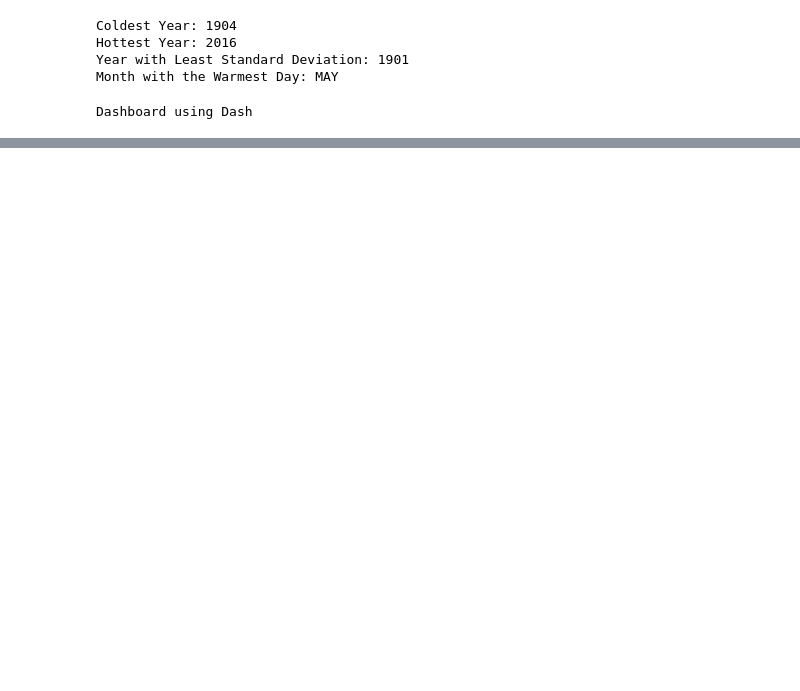
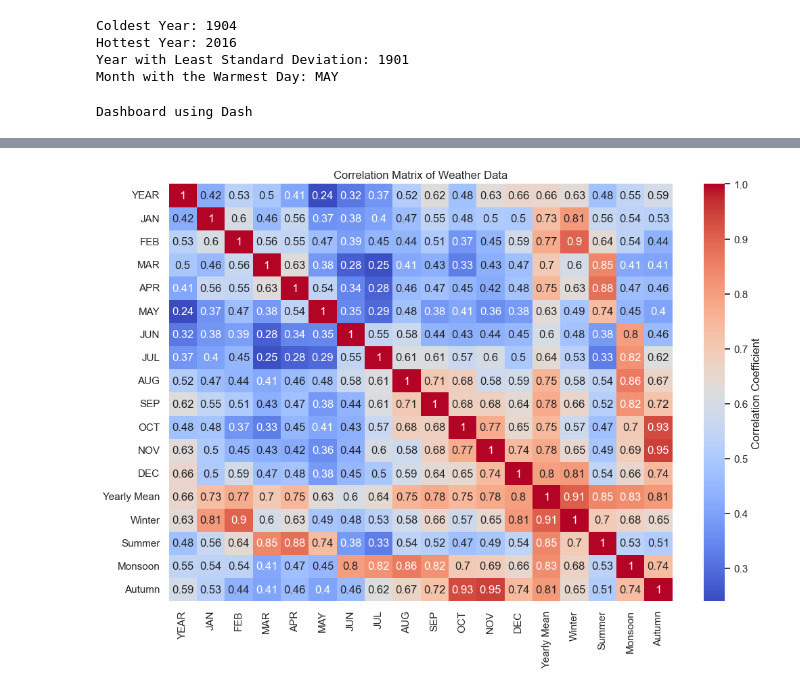
Before and after one commit to HunterOfGalaxy/Weather-Data-Analysis, a Jupyter notebook: weather_analysis_in.ipynb, the cells around one changed output, grey strips where cells are left out. Saved outputs shown, nothing was run; the diff lists cells and outputs as text; code cells hidden in the pictures; blank space fills up the shorter version.

```diff
--- a/weather_analysis_in.ipynb
+++ b/weather_analysis_in.ipynb
@@ -387,3 +415,15 @@ if __name__ == '__main__':
     app.run_server(debug=True)
 # %% [output]
 [interactive output not drawn]
+# %%
+
+# Calculating the correlation matrix for the weather data
+correlation_matrix = weather_data.corr()
+
+# Plotting the correlation matrix using a heatmap
+plt.figure(figsize=(12, 8))
+sns.heatmap(correlation_matrix, annot=True, cmap="coolwarm", cbar_kws={'label': 'Correlation Coefficient'})
+plt.title('Correlation Matrix of Weather Data')
+plt.show()
+# %% [output]
+[figure, added]
```
Also changed, not shown: parts of 5 cells of this notebook, 6 other files.
